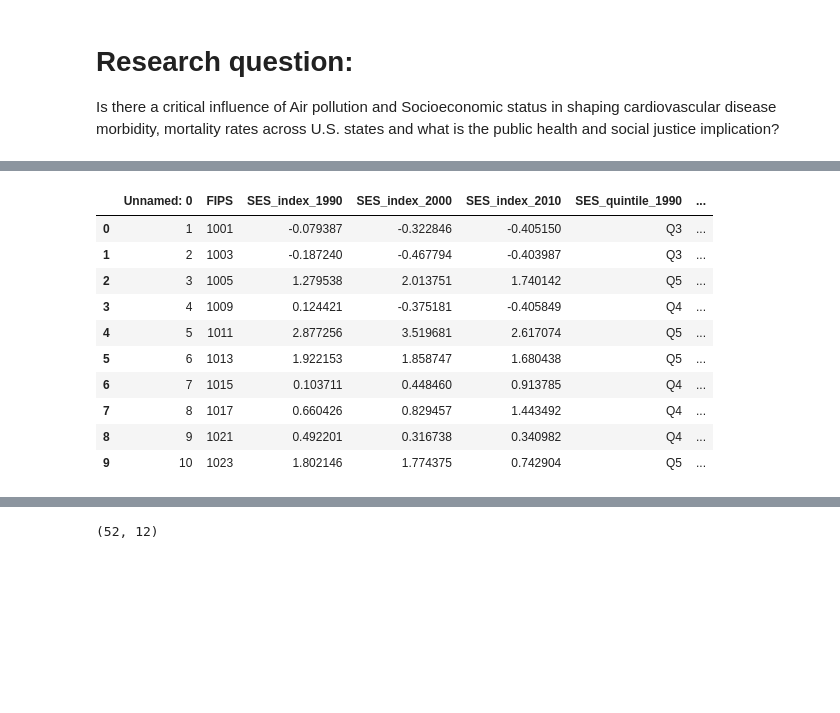
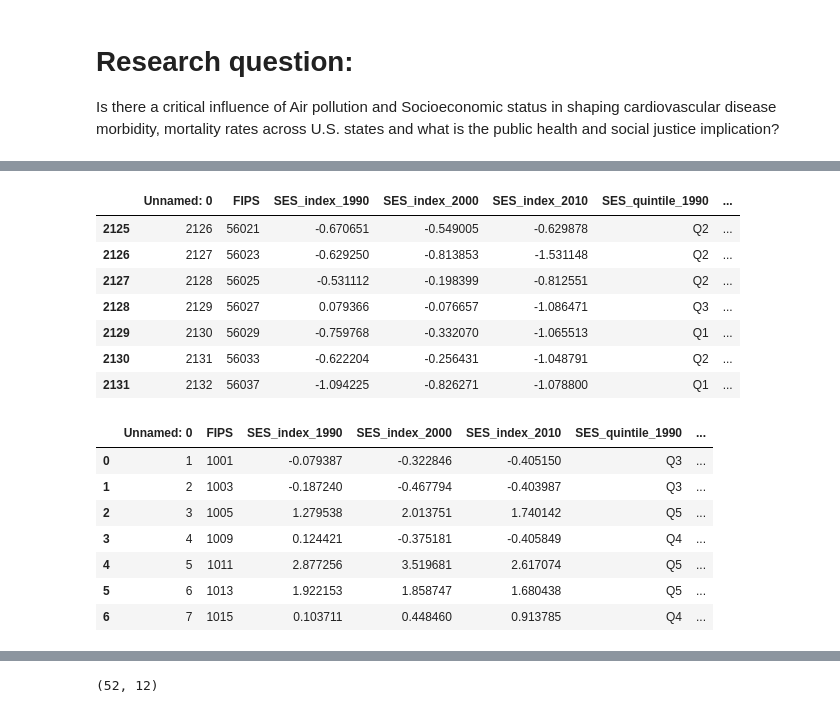
Before and after one commit to Bayowar/CMRPM25Research, a Jupyter notebook: researchpaperdata2_0_0.ipynb, the cells around one changed output, grey strips where cells are left out. Saved outputs shown, nothing was run; the diff lists cells and outputs as text; code cells hidden in the pictures; blank space fills up the shorter version.

```diff
--- a/researchpaperdata2_0_0.ipynb
+++ b/researchpaperdata2_0_0.ipynb
@@ -56,7 +62,7 @@ df_annualcounty_pm25_cmr = pd.DataFrame(path)
 path = pd.read_csv('/Users/bayowaonabajo/Downloads/SES_PM25_CMR_data/County_SES_index_quintile.csv')
 
 # Create the Dataframe
-df_county_ses_index_quintile = pd.DataFrame(path)
+df_county_sespm25_index_quintile = pd.DataFrame(path)
 # %%
 # Read the dataset
 path = pd.read_csv('/Users/bayowaonabajo/Downloads/data-table-heart-dx-mort.csv')
@@ -93,14 +180,23 @@ df_annualcounty_pm25_cmr.head(10)
+# %%
+# Display last ten rows of the dataframe
+df_annualcounty_pm25_cmr.tail(7)
+# %% [output]
+|  | Unnamed: 0 | FIPS | SES_index_1990 | SES_index_2000 | SES_index_2010 | SES_quintile_1990 | ... |
+| 2125 | 2126 | 56021 | -0.670651 | -0.549005 | -0.629878 | Q2 | ... |
+| 2126 | 2127 | 56023 | -0.629250 | -0.813853 | -1.531148 | Q2 | ... |
+| 2127 | 2128 | 56025 | -0.531112 | -0.198399 | -0.812551 | Q2 | ... |
+| 2128 | 2129 | 56027 | 0.079366 | -0.076657 | -1.086471 | Q3 | ... |
+| 2129 | 2130 | 56029 | -0.759768 | -0.332070 | -1.065513 | Q1 | ... |
+| 2130 | 2131 | 56033 | -0.622204 | -0.256431 | -1.048791 | Q2 | ... |
+| 2131 | 2132 | 56037 | -1.094225 | -0.826271 | -1.078800 | Q1 | ... |
 # %%
-df_county_ses_index_quintile.head(10)
+df_county_sespm25_index_quintile.head(7)
 # %% [output]
 |  | Unnamed: 0 | FIPS | SES_index_1990 | SES_index_2000 | SES_index_2010 | SES_quintile_1990 | ... |
 | 0 | 1 | 1001 | -0.079387 | -0.322846 | -0.405150 | Q3 | ... |
 | 1 | 2 | 1003 | -0.187240 | -0.467794 | -0.403987 | Q3 | ... |
 | 2 | 3 | 1005 | 1.279538 | 2.013751 | 1.740142 | Q5 | ... |
 | 3 | 4 | 1009 | 0.124421 | -0.375181 | -0.405849 | Q4 | ... |
 | 4 | 5 | 1011 | 2.877256 | 3.519681 | 2.617074 | Q5 | ... |
 | 5 | 6 | 1013 | 1.922153 | 1.858747 | 1.680438 | Q5 | ... |
 | 6 | 7 | 1015 | 0.103711 | 0.448460 | 0.913785 | Q4 | ... |
-| 7 | 8 | 1017 | 0.660426 | 0.829457 | 1.443492 | Q4 | ... |
-| 8 | 9 | 1021 | 0.492201 | 0.316738 | 0.340982 | Q4 | ... |
-| 9 | 10 | 1023 | 1.802146 | 1.774375 | 0.742904 | Q5 | ... |
```
Also changed, not shown: parts of 58 cells of this notebook.
